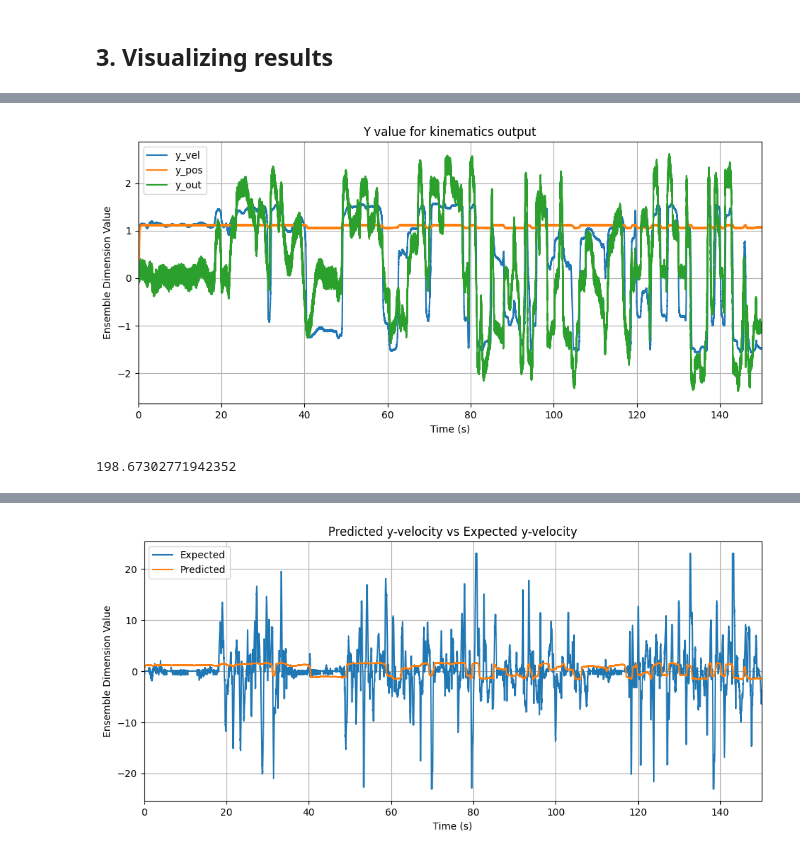
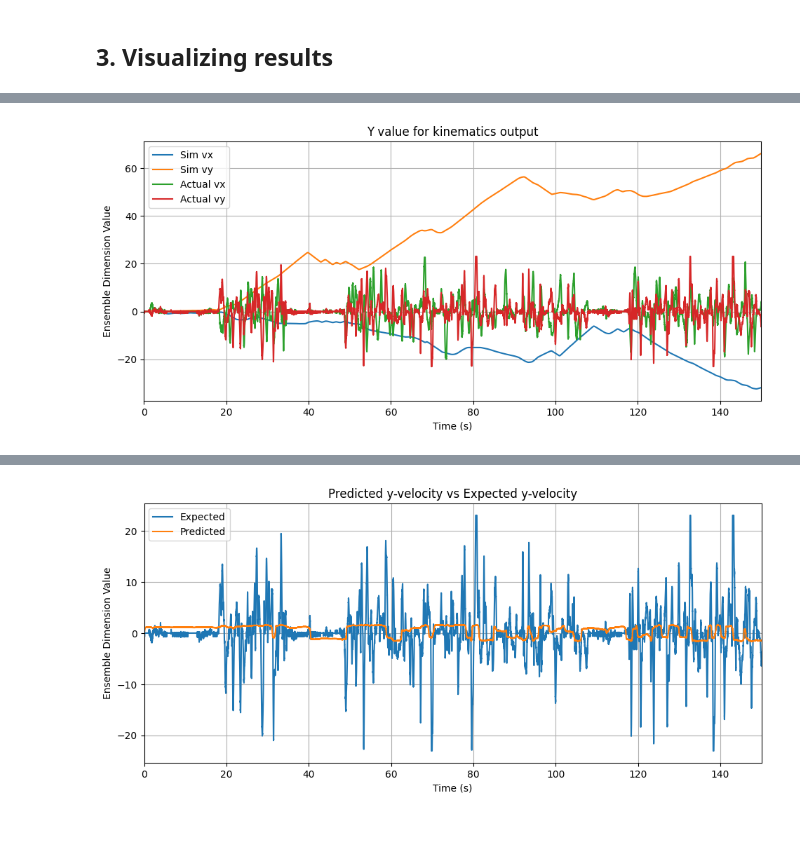
Before and after one commit to WAT-ai/BCI-Signal-Decoding, a Jupyter notebook: src/LMU - Basis/LMU_AA2.ipynb, the cells around one changed output, grey strips where cells are left out. Drawn from its saved outputs; the diff is of its cells as text; code cells hidden in the pictures; blank space fills up the shorter version.

```diff
--- a/src/LMU - Basis/LMU_AA2.ipynb
+++ b/src/LMU - Basis/LMU_AA2.ipynb
@@ -45,7 +45,6 @@ from Data.DataLoad import load_data
 
 
 spikes, t, px, py, vx, vy, ax, ay = load_data("MM_S1")
-spikes = spikes * 1000
 
 
 # Acceleration Kinematics Pre-Processing
@@ -126,7 +125,6 @@ Building the nengo network
 class PointMass(nengo.Process):
     def __init__(self, x0, y0, vx0, vy0, **kwargs):
 
-        self.initializers = [x0, y0, vx0, vy0]
         self.initializers = [x0, y0, vx0, vy0]
         dt_temp = kwargs.get("dt", 0.001)
         self.A = np.array([[1, 0, dt_temp, 0], [0, 1, 0, dt_temp], [0, 0, 1, 0], [0, 0, 0, 1]]) # Matrix that updates state based on previous state
@@ -146,7 +144,7 @@ class PointMass(nengo.Process):
         A, B = self.A, self.B
         s = state["state"]
 
-        def step(t, x):
+        def step(t, x): # s: state (position, velocity), x: streamed acceleration
             s[:] = A @ s + B @ x # State Update
             return s
 
@@ -278,22 +310,19 @@ with nengo.Simulator(model, dt=dt, seed=0) as sim:
 # %%
-# For the outputs
+# Velocity
 fig, pl = plt.subplots(1, 1)
 fig.subplots_adjust(right=1.5)
-pl.plot(sim.trange(), sim.data[p_int_vel][:,1])
-pl.plot(sim.trange(), sim.data[p_int_pos][:,1])
-pl.plot(sim.trange(), sim.data[p_out][:,1])
+pl.plot(sim.trange(), sim.data[p_sim][:,2])
+pl.plot(sim.trange(), sim.data[p_sim][:,3])
+pl.plot(sim.trange(), vel_matrix[0,:running_time*1000])
+pl.plot(sim.trange(), vel_matrix[1,:running_time*1000])
 pl.set_title("Y value for kinematics output")
 pl.set_xlim((0,np.max(sim.trange())))
 pl.set_xlabel("Time (s)")
 pl.set_ylabel("Ensemble Dimension Value")
-pl.legend(["y_vel", "y_pos", "y_out"])
+pl.legend(["Sim vx", "Sim vy", "Actual vx", "Actual vy"])
 pl.grid()
 # %% [output]
-[figure, old version]
+[figure, new version]
-# %%
-scalar
-# %% [output]
-198.67302771942352
 # %%
 # For the outputs
 fig, pl = plt.subplots(1, 1)
```
Also changed, not shown: parts of 3 cells of this notebook.
